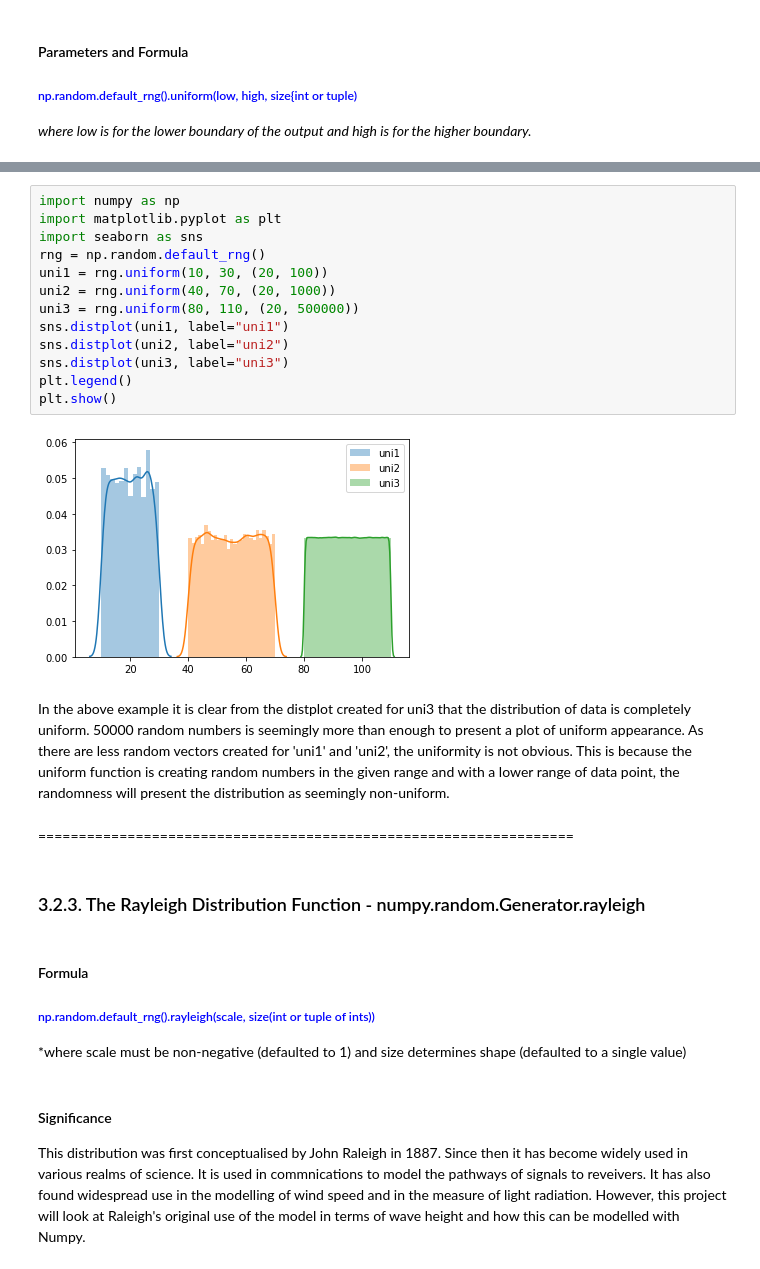
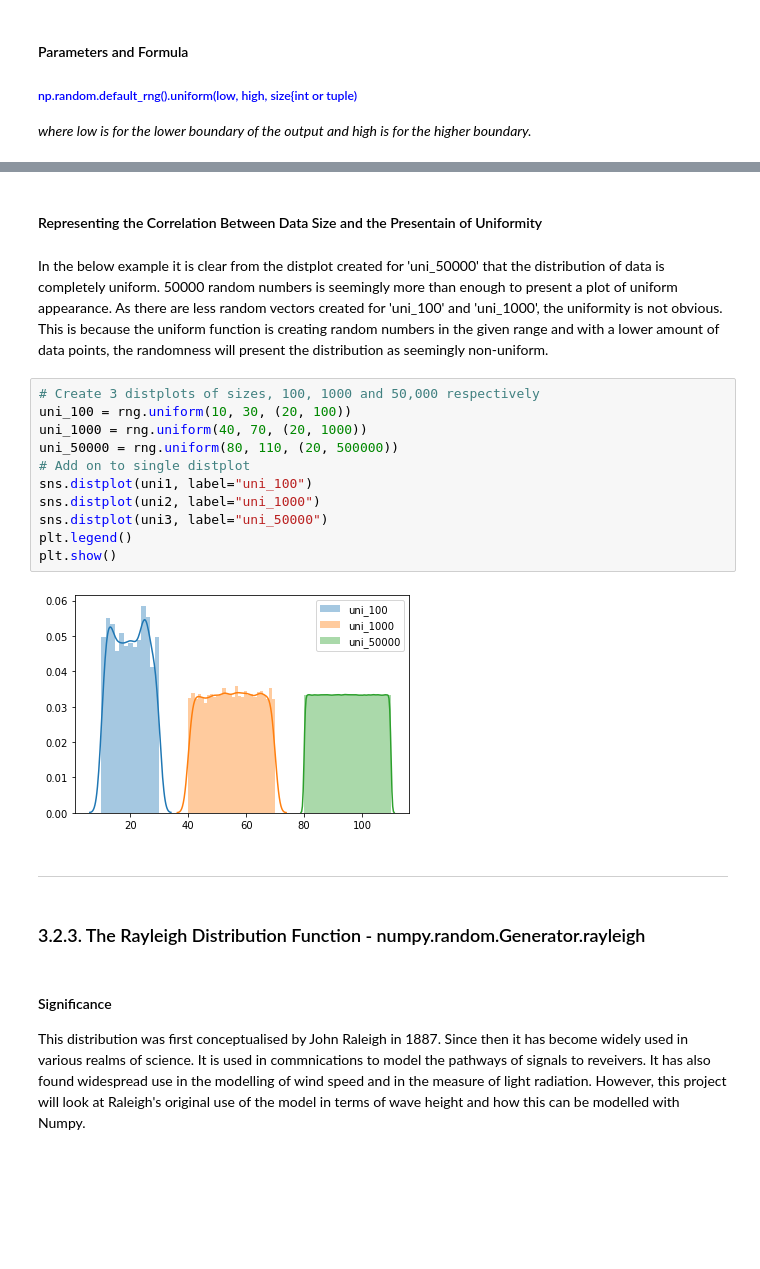
Before and after one commit to PJFinnerty/52465-Assignment, a Jupyter notebook: Practical Assignment.ipynb, the cells around one changed output, grey strips where cells are left out. Cells and saved outputs as stored; diff of their text form; blank space fills up the shorter version.

```diff
--- a/Practical Assignment.ipynb
+++ b/Practical Assignment.ipynb
@@ -662,29 +722,24 @@ The Uniform Distribution, in contrast to the Normal Distribution, does not have
+# %% [markdown]
+#### Representing the Correlation Between Data Size and the Presentain of Uniformity
+# %% [markdown]
+In the below example it is clear from the distplot created for 'uni_50000' that the distribution of data is completely uniform. 50000 random numbers is seemingly more than enough to present a plot of uniform appearance. As there are less random vectors created for 'uni_100' and 'uni_1000', the uniformity is not obvious. This is because the uniform function is creating random numbers in the given range and with a lower amount of data points, the randomness will present the distribution as seemingly non-uniform.
 # %%
-import numpy as np
-import matplotlib.pyplot as plt
-import seaborn as sns
-rng = np.random.default_rng()
-uni1 = rng.uniform(10, 30, (20, 100))
-uni2 = rng.uniform(40, 70, (20, 1000))
-uni3 = rng.uniform(80, 110, (20, 500000))
-sns.distplot(uni1, label="uni1")
-sns.distplot(uni2, label="uni2")
-sns.distplot(uni3, label="uni3")
+# Create 3 distplots of sizes, 100, 1000 and 50,000 respectively
+uni_100 = rng.uniform(10, 30, (20, 100))
+uni_1000 = rng.uniform(40, 70, (20, 1000))
+uni_50000 = rng.uniform(80, 110, (20, 500000))
+# Add on to single distplot
+sns.distplot(uni1, label="uni_100")
+sns.distplot(uni2, label="uni_1000")
+sns.distplot(uni3, label="uni_50000")
 plt.legend()
 plt.show()
 # %% [output]
-[figure, old version]
+[figure, new version]
-# %% [markdown]
-In the above example it is clear from the distplot created for uni3 that the distribution of data is completely uniform. 50000 random numbers is seemingly more than enough to present a plot of uniform appearance. As there are less random vectors created for 'uni1' and 'uni2', the uniformity is not obvious. This is because the uniform function is creating random numbers in the given range and with a lower range of data point, the randomness will present the distribution as seemingly non-uniform.
 # %% [markdown]
-==================================================================
+------------------------------------------------------------
 # %% [markdown]
 ### 3.2.3. The Rayleigh Distribution Function - numpy.random.Generator.rayleigh
-# %% [markdown]
-#### Formula
-
-##### <font color='blue'>np.random.default_rng().rayleigh(scale, size(int or tuple of ints))</font>
-*where scale must be non-negative (defaulted to 1) and size determines shape (defaulted to a single value)
 # %% [markdown]
 #### Significance
 
```
Also changed, not shown: parts of 144 cells of this notebook, 2 other files.
